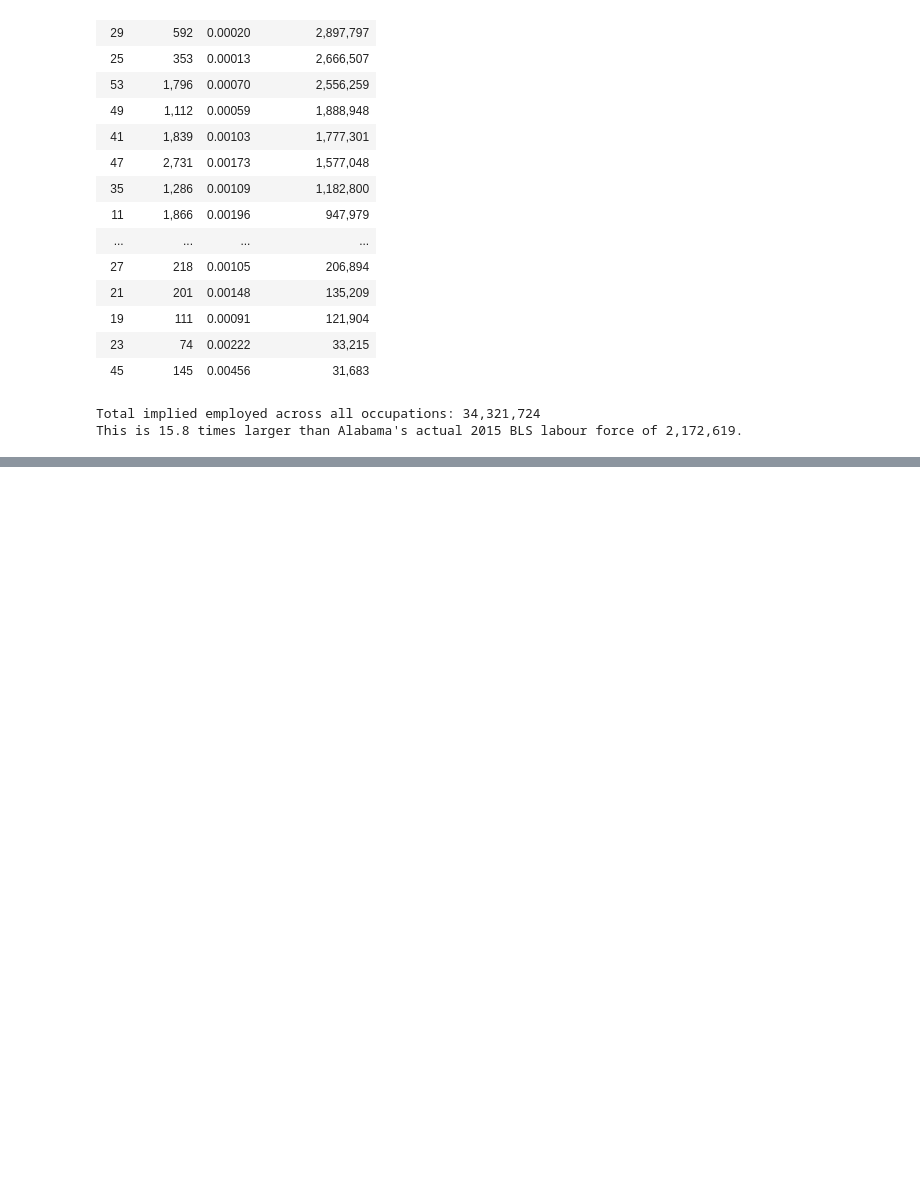
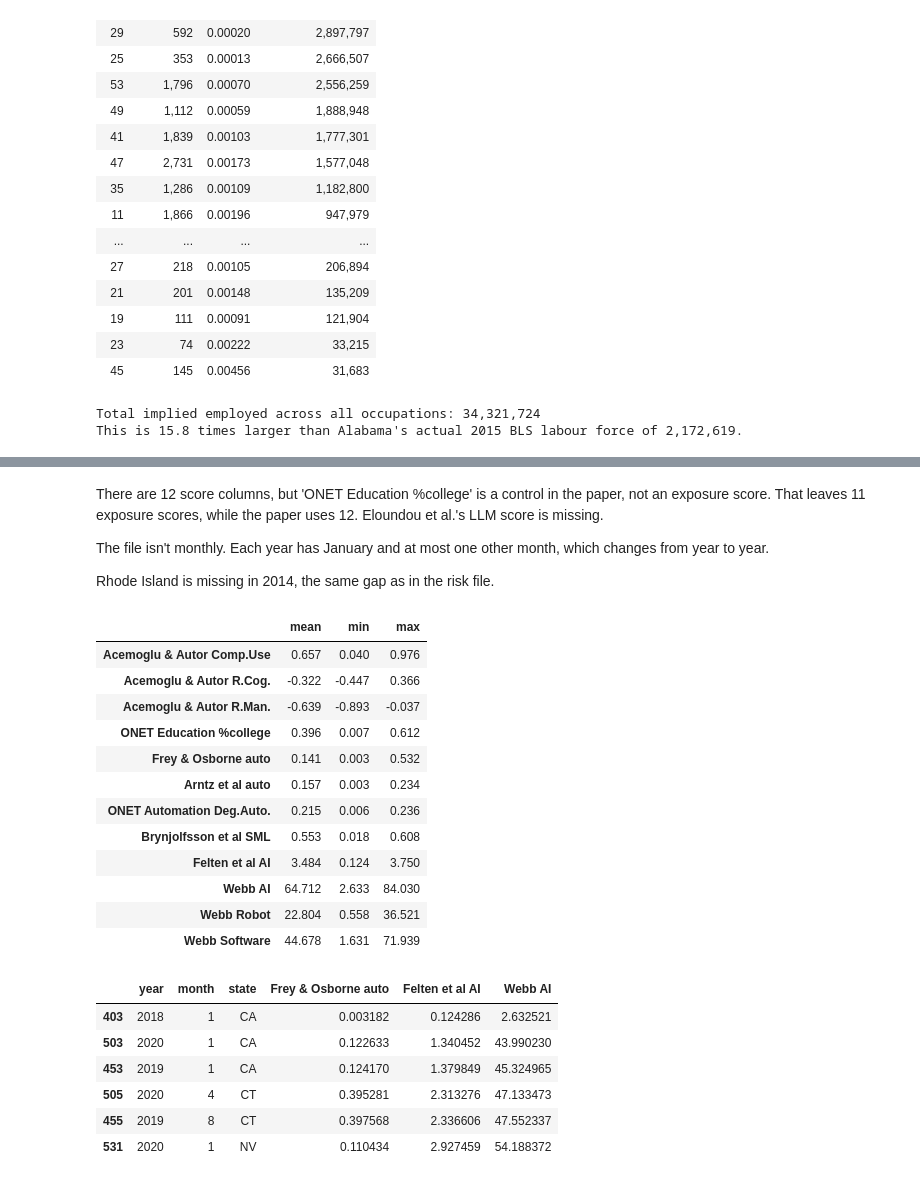
Before and after one commit to v-saketh-p/CSCU9DA, a Jupyter notebook: Data_audit.ipynb, the cells around one changed output, grey strips where cells are left out. Saved outputs shown, nothing was run; the diff lists cells and outputs as text; code cells hidden in the pictures; blank space fills up the shorter version.

```diff
--- a/Data_audit.ipynb
+++ b/Data_audit.ipynb
@@ -310,0 +434,36 @@ This is 15.8 times larger than Alabama's actual 2015 BLS labour force of 2,172,6
+# %% [markdown]
+There are 12 score columns, but 'ONET Education %college' is a control in the paper, not an exposure score. That leaves 11 exposure scores, while the paper uses 12. Eloundou et al.'s LLM score is missing.
+
+The file isn't monthly. Each year has January and at most one other month, which changes from year to year.
+
+Rhode Island is missing in 2014, the same gap as in the risk file.
+# %%
+# Summary table for scores (mean, min, max) rounded to 3 decimal places
+summary_stats = df_auto[scores].agg(['mean', 'min', 'max']).T
+display(summary_stats.round(3))
+
+# Showing 6 rows with the lowest Webb AI score
+target_cols = ['year', 'month', 'state', 'Frey & Osborne auto', 'Felten et al AI', 'Webb AI']
+lowest_webb = df_auto.nsmallest(6, 'Webb AI')[target_cols]
+display(lowest_webb)
+# %% [output]
+|  | mean | min | max |
+| Acemoglu & Autor Comp.Use | 0.657 | 0.040 | 0.976 |
+| Acemoglu & Autor R.Cog. | -0.322 | -0.447 | 0.366 |
+| Acemoglu & Autor R.Man. | -0.639 | -0.893 | -0.037 |
+| ONET Education %college | 0.396 | 0.007 | 0.612 |
+| Frey & Osborne auto | 0.141 | 0.003 | 0.532 |
+| Arntz et al auto | 0.157 | 0.003 | 0.234 |
+| ONET Automation Deg.Auto. | 0.215 | 0.006 | 0.236 |
+| Brynjolfsson et al SML | 0.553 | 0.018 | 0.608 |
+| Felten et al AI | 3.484 | 0.124 | 3.750 |
+| Webb AI | 64.712 | 2.633 | 84.030 |
+| Webb Robot | 22.804 | 0.558 | 36.521 |
+| Webb Software | 44.678 | 1.631 | 71.939 |
+|  | year | month | state | Frey & Osborne auto | Felten et al AI | Webb AI |
+| 403 | 2018 | 1 | CA | 0.003182 | 0.124286 | 2.632521 |
+| 503 | 2020 | 1 | CA | 0.122633 | 1.340452 | 43.990230 |
+| 453 | 2019 | 1 | CA | 0.124170 | 1.379849 | 45.324965 |
+| 505 | 2020 | 4 | CT | 0.395281 | 2.313276 | 47.133473 |
+| 455 | 2019 | 8 | CT | 0.397568 | 2.336606 | 47.552337 |
+| 531 | 2020 | 1 | NV | 0.110434 | 2.927459 | 54.188372 |
```
Also changed, not shown: parts of 19 cells of this notebook.
